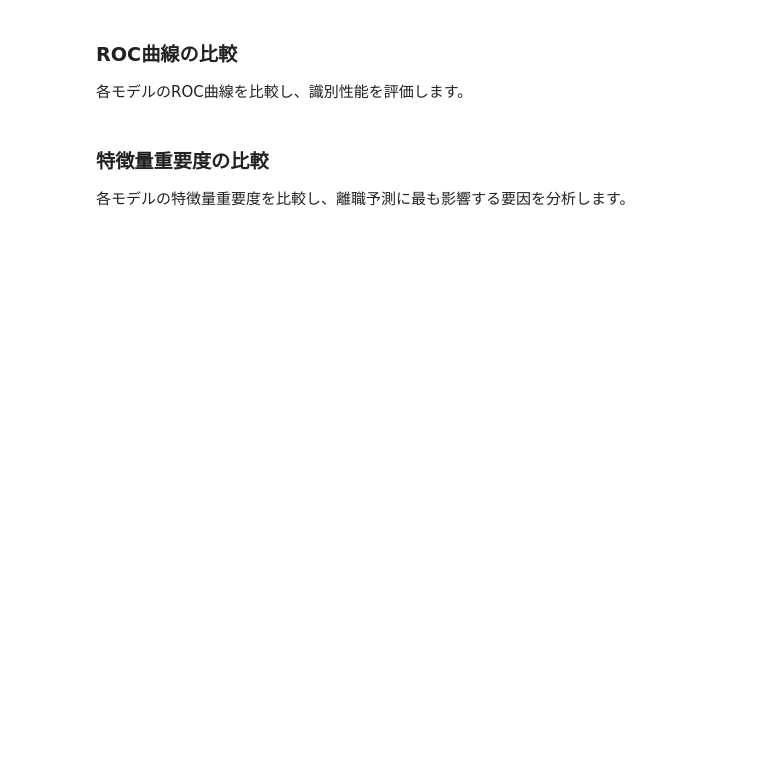
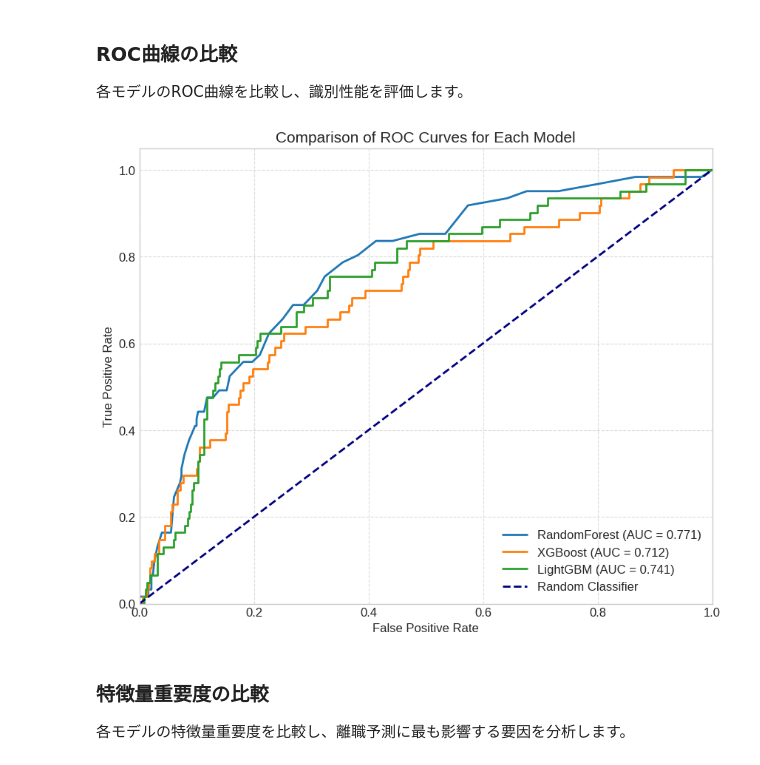
Before and after one commit to yf591/hr-analytics-dashboard, a Jupyter notebook: notebooks/modeling/model_comparison.ipynb, the cells around one changed output. Cells and saved outputs as stored; diff of their text form; code cells hidden in the pictures; blank space fills up the shorter version.

```diff
--- a/notebooks/modeling/model_comparison.ipynb
+++ b/notebooks/modeling/model_comparison.ipynb
@@ -183,23 +232,25 @@ plt.show()
 # %%
 # ROC曲線の比較
 plt.figure(figsize=(10, 8))
 
 for model_name, predictions in model_predictions.items():
-    fpr, tpr, _ = roc_curve(y_test, predictions['y_prob'], pos_label="Yes")
+    fpr, tpr, _ = roc_curve(y_test, predictions['y_prob'], pos_label=1) # pos_labelを数値の1に変更
     roc_auc = model_results[model_name]['roc_auc']
     plt.plot(fpr, tpr, lw=2, label=f'{model_name} (AUC = {roc_auc:.3f})')
 
 # ランダム分類器のROC曲線（参照用）
-plt.plot([0, 1], [0, 1], color='navy', lw=2, linestyle='--', label='ランダム分類器')
+plt.plot([0, 1], [0, 1], color='navy', lw=2, linestyle='--', label='Random Classifier')
 
 plt.xlim([0.0, 1.0])
 plt.ylim([0.0, 1.05])
-plt.xlabel('偽陽性率')
-plt.ylabel('真陽性率')
-plt.title('各モデルのROC曲線比較', fontsize=15)
+plt.xlabel('False Positive Rate')
+plt.ylabel('True Positive Rate')
+plt.title('Comparison of ROC Curves for Each Model', fontsize=15)
 plt.legend(loc="lower right")
 plt.grid(linestyle='--', alpha=0.7)
 plt.show()
+# %% [output]
+[figure, added]
 # %% [markdown]
 ### 特徴量重要度の比較
 
```
Also changed, not shown: parts of 14 cells of this notebook, 7 other files.
